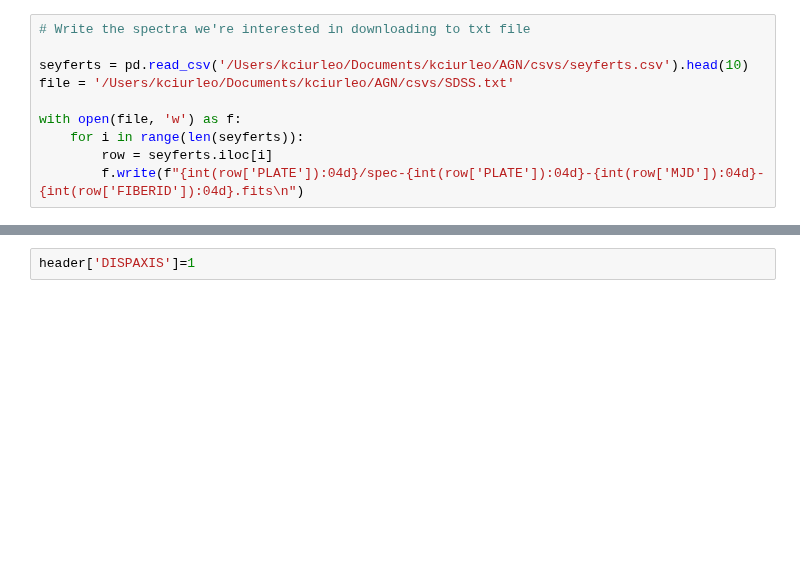
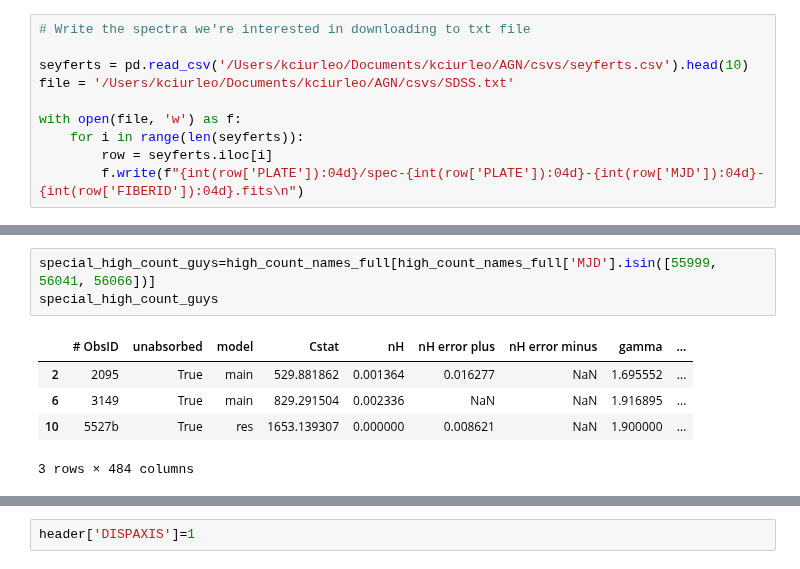
Before and after one commit to kciurleo/AGN, a Jupyter notebook: unorganized/SDSS_stuff.ipynb, the cells around one changed output, grey strips where cells are left out. Saved outputs shown, nothing was run; the diff lists cells and outputs as text; blank space fills up the shorter version.

```diff
--- a/unorganized/SDSS_stuff.ipynb
+++ b/unorganized/SDSS_stuff.ipynb
@@ -14,0 +50,9 @@ with open(file, 'w') as f:
+# %%
+special_high_count_guys=high_count_names_full[high_count_names_full['MJD'].isin([55999, 56041, 56066])]
+special_high_count_guys
+# %% [output]
+|  | # ObsID | unabsorbed | model | Cstat | nH | nH error plus | nH error minus | gamma | ... |
+| 2 | 2095 | True | main | 529.881862 | 0.001364 | 0.016277 | NaN | 1.695552 | ... |
+| 6 | 3149 | True | main | 829.291504 | 0.002336 | NaN | NaN | 1.916895 | ... |
+| 10 | 5527b | True | res | 1653.139307 | 0.000000 | 0.008621 | NaN | 1.900000 | ... |
+3 rows × 484 columns
```
Also changed, not shown: parts of 10 cells of this notebook, 5 other files.
